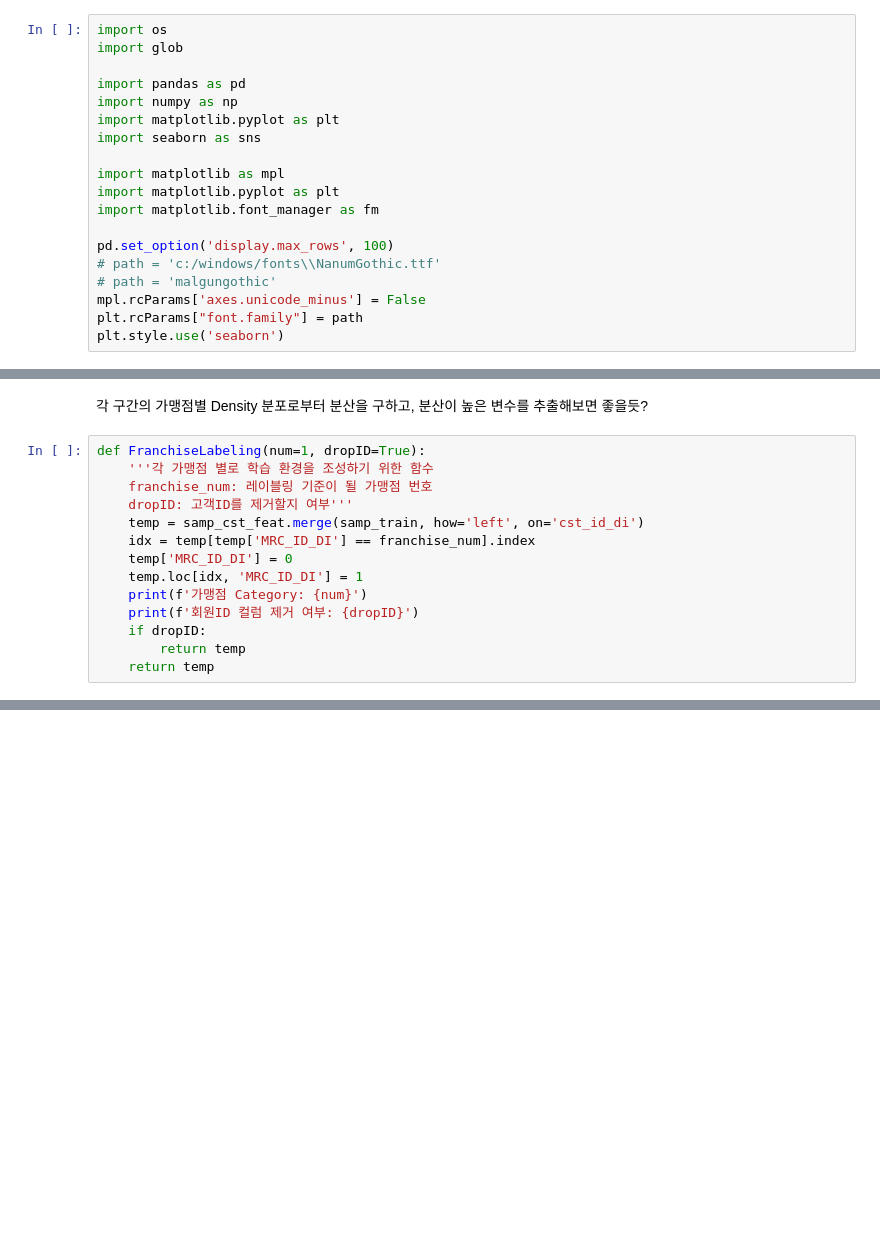
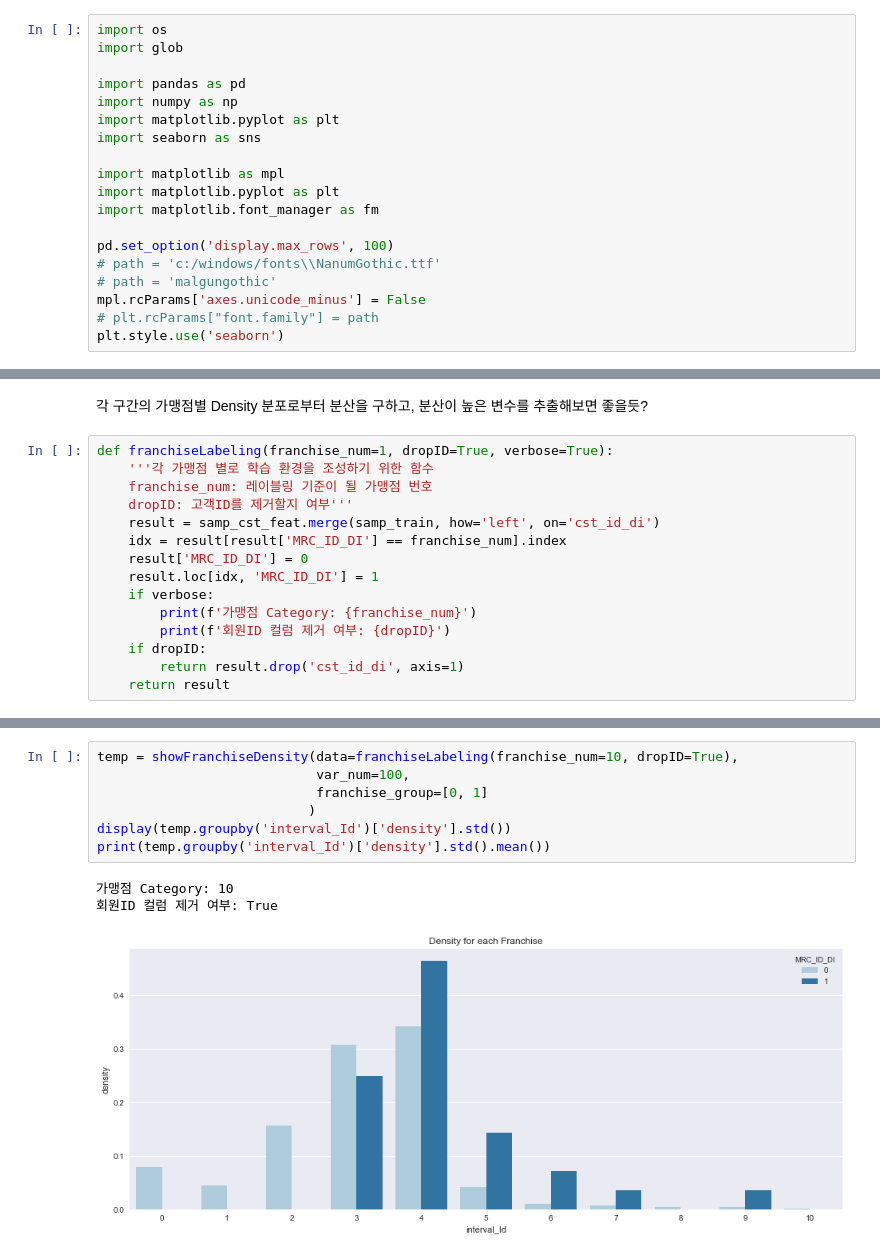
Before and after one commit to ilovemyminutes/SamsungCard2020, a Jupyter notebook: preprocess/preprocessing_histogram_featureExtraction.ipynb, the cells around one changed output, grey strips where cells are left out. Saved outputs shown, nothing was run; the diff lists cells and outputs as text; blank space fills up the shorter version.

```diff
--- a/preprocess/preprocessing_histogram_featureExtraction.ipynb
+++ b/preprocess/preprocessing_histogram_featureExtraction.ipynb
@@ -19,7 +19,7 @@ pd.set_option('display.max_rows', 100)
 # path = 'c:/windows/fonts\\NanumGothic.ttf'
 # path = 'malgungothic'
 mpl.rcParams['axes.unicode_minus'] = False
-plt.rcParams["font.family"] = path
+# plt.rcParams["font.family"] = path
 plt.style.use('seaborn')
 # %%
 pathList = glob.glob('../raw/*')
@@ -240,16 +271,17 @@ temp.head()
 # %% [markdown]
 각 구간의 가맹점별 Density 분포로부터 분산을 구하고, 분산이 높은 변수를 추출해보면 좋을듯?
 # %%
-def FranchiseLabeling(num=1, dropID=True):
+def franchiseLabeling(franchise_num=1, dropID=True, verbose=True):
     '''각 가맹점 별로 학습 환경을 조성하기 위한 함수
     franchise_num: 레이블링 기준이 될 가맹점 번호
     dropID: 고객ID를 제거할지 여부'''
-    temp = samp_cst_feat.merge(samp_train, how='left', on='cst_id_di')
-    idx = temp[temp['MRC_ID_DI'] == franchise_num].index
-    temp['MRC_ID_DI'] = 0
-    temp.loc[idx, 'MRC_ID_DI'] = 1
-    print(f'가맹점 Category: {num}')
-    print(f'회원ID 컬럼 제거 여부: {dropID}')
+    result = samp_cst_feat.merge(samp_train, how='left', on='cst_id_di')
+    idx = result[result['MRC_ID_DI'] == franchise_num].index
+    result['MRC_ID_DI'] = 0
+    result.loc[idx, 'MRC_ID_DI'] = 1
+    if verbose:
+        print(f'가맹점 Category: {franchise_num}')
+        print(f'회원ID 컬럼 제거 여부: {dropID}')
     if dropID:
-        return temp
-    return temp
+        return result.drop('cst_id_di', axis=1)
+    return result
@@ -255,0 +291,11 @@ def FranchiseLabeling(num=1, dropID=True):
+# %%
+temp = showFranchiseDensity(data=franchiseLabeling(franchise_num=10, dropID=True),
+                            var_num=100,
+                            franchise_group=[0, 1]
+                           )
+display(temp.groupby('interval_Id')['density'].std())
+print(temp.groupby('interval_Id')['density'].std().mean())
+# %% [output]
+가맹점 Category: 10
+회원ID 컬럼 제거 여부: True
+[figure, added]
```
Also changed, not shown: parts of 10 cells of this notebook.
